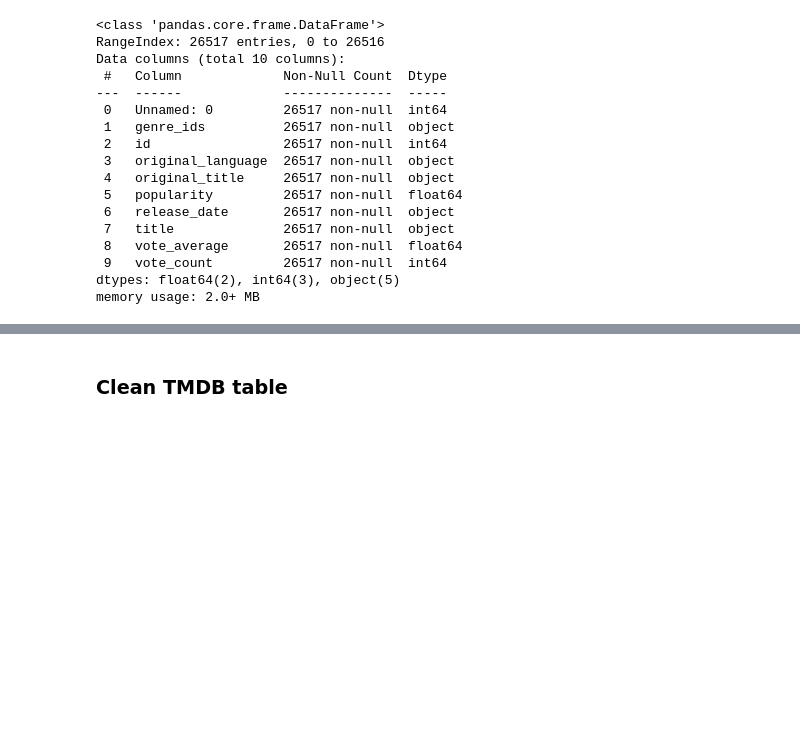
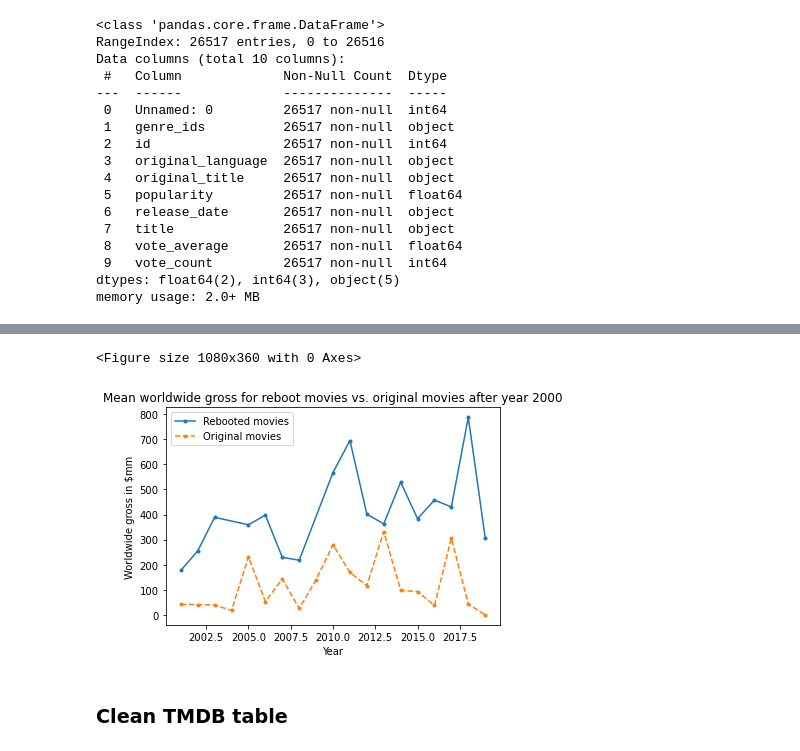
Before and after one commit to Meir-Alelov/Movie-Data-Analysis-and-Recs, a Jupyter notebook: Final_notebook.ipynb, the cells around one changed output, grey strips where cells are left out. Drawn from its saved outputs; the diff is of its cells as text; code cells hidden in the pictures; blank space fills up the shorter version.

```diff
--- a/Final_notebook.ipynb
+++ b/Final_notebook.ipynb
@@ -265,0 +267,5 @@ memory usage: 2.0+ MB
+# %%
+#convert the release date column to datetime format and extract the year to put in a separate column
+movie_budget_df['release_date'] = pd.to_datetime(movie_budget_df['release_date'])
+movie_budget_df['Year'] = movie_budget_df['release_date'].dt.year
+movie_budget_df.head()
@@ -265,0 +402,5 @@ memory usage: 2.0+ MB
+# %%
+#hardcoding some missing values
+movie_budget_df['worldwide_gross'][3822] = 5.127434
+movie_budget_df['worldwide_gross'][4628] = 1081.041287
+movie_budget_df['worldwide_gross'][5031] = 1.800000
@@ -266,3 +420,28 @@ memory usage: 2.0+ MB
+# %%
+#subset df for movies which have a reboot and were were released after 2000
+rebooted_2000_df= movie_budget_df[(movie_budget_df['Reboot']==True) & (movie_budget_df['Year']>2000)]
+rebooted_2000_df = rebooted_2000_df.groupby(by='Year').mean()
+# %%
+#subset df for movies which don't have a reboot and were released after 2000
+non_rebooted_2000_df= movie_budget_df[(movie_budget_df['Reboot']==False) & (movie_budget_df['Year']>2000)]
+non_rebooted_2000_df=non_rebooted_2000_df.sample(100, random_state=11)
+non_rebooted_2000_df = non_rebooted_2000_df.groupby(by='Year').mean()
+# %%
+#comparing the mean worldwide gross for remade movies vs original movies after the year 2000
+plt.figure(figsize=(15,5))
+fig, ax = plt.subplots()
+ax.plot(rebooted_2000_df.index, rebooted_2000_df['worldwide_gross'], linestyle="-", label='Rebooted movies', marker='.')
+ax.plot(non_rebooted_2000_df.index, non_rebooted_2000_df['worldwide_gross'], linestyle="--", label='Original movies', marker='.')
+#ax.plot(scaley=False)
+ax.set_title("Mean worldwide gross for reboot movies vs. original movies after year 2000")
+ax.set_xlabel("Year")
+ax.set_ylabel("Worldwide gross in $mm")
+ax.legend()
+
+plt.show()
+# %% [output]
+<Figure size 1080x360 with 0 Axes>
+[figure, added]
 # %% [markdown]
 ### Clean TMDB table
 # %%
```
Also changed, not shown: parts of 28 cells of this notebook.
